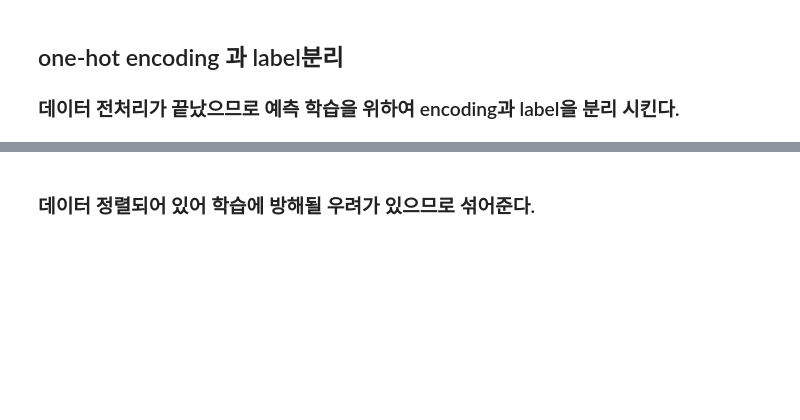
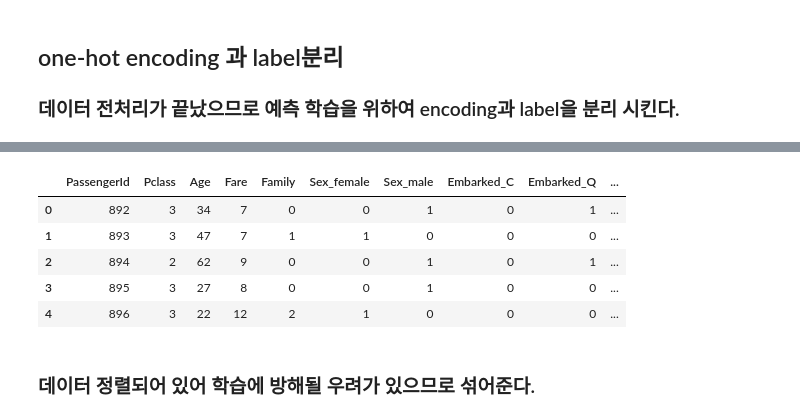
Before and after one commit to gnssl98/MachineLearning_Repo, a Jupyter notebook: kaggle_201839486_안창훈.ipynb, the cells around one changed output, grey strips where cells are left out. Cells and saved outputs as stored; diff of their text form; code cells hidden in the pictures; blank space fills up the shorter version.

```diff
--- a/kaggle_201839486_안창훈.ipynb
+++ b/kaggle_201839486_안창훈.ipynb
@@ -468,3 +455,12 @@ from sklearn.utils import shuffle
+# %%
+df_test.head()
+# %% [output]
+|  | PassengerId | Pclass | Age | Fare | Family | Sex_female | Sex_male | Embarked_C | Embarked_Q | ... |
+| 0 | 892 | 3 | 34 | 7 | 0 | 0 | 1 | 0 | 1 | ... |
+| 1 | 893 | 3 | 47 | 7 | 1 | 1 | 0 | 0 | 0 | ... |
+| 2 | 894 | 2 | 62 | 9 | 0 | 0 | 1 | 0 | 1 | ... |
+| 3 | 895 | 3 | 27 | 8 | 0 | 0 | 1 | 0 | 0 | ... |
+| 4 | 896 | 3 | 22 | 12 | 2 | 1 | 0 | 0 | 0 | ... |
 # %% [markdown]
 ### 데이터 정렬되어 있어 학습에 방해될 우려가 있으므로 섞어준다.
 # %%
```
Also changed, not shown: parts of 21 cells of this notebook.
